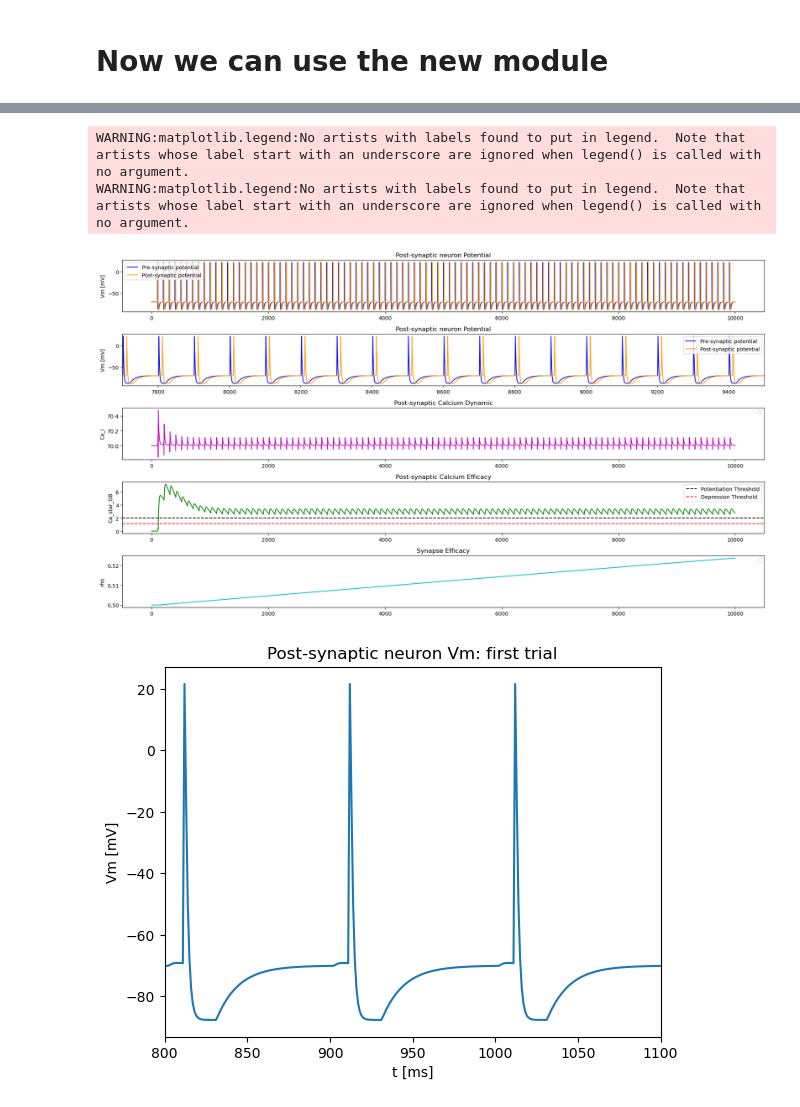
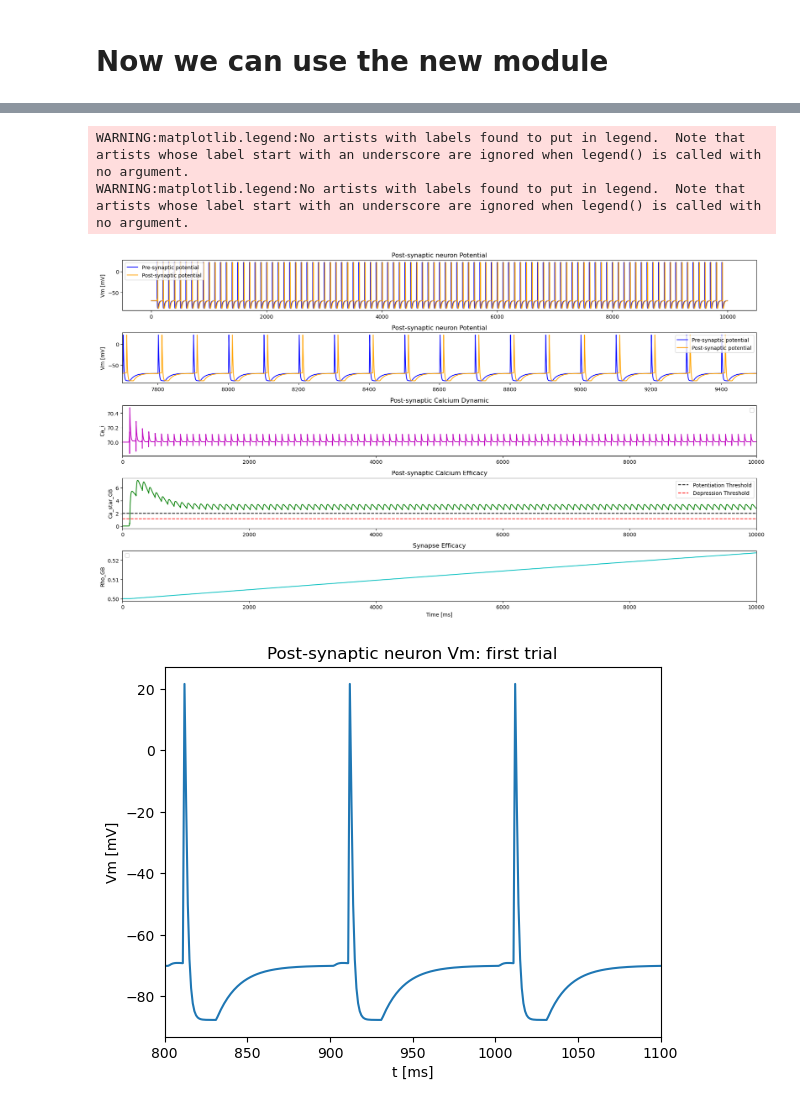
Before and after one commit to cristinalakasz/Calcium-Plasticity, a Jupyter notebook: Test_NESTML_giusto.ipynb, the cells around one changed output, grey strips where cells are left out. Drawn from its saved outputs; the diff is of its cells as text; code cells hidden in the pictures.

```diff
--- a/Test_NESTML_giusto.ipynb
+++ b/Test_NESTML_giusto.ipynb
@@ -260,40 +260,39 @@ ax[0].legend()
 ax[1].plot(vm_pre.events["times"], vm_pre.events["V_m"], color = "b", label = "Pre-synaptic potential")
 ax[1].plot(vm_post.events["times"], vm_post.events["V_m"], color = "orange",  label = "Post-synaptic potential")
 ax[1].set_title("Post-synaptic neuron Potential")
 ax[1].set_ylabel("Vm [mV]")
 ax[1].set_xlim([7700,9500])
 ax[1].legend()
 
 ax[2].plot(vm_post.events["times"], mm_post.events["Ca_i"], color='m')
 ax[2].set_title("Post-synaptic Calcium Dynamic")
 ax[2].set_ylabel("Ca_i")
+ax[2].set_xlim([0,10000])
 ax[2].legend()
 
 theta_d=1.15
 theta_p=2.00
 ax[3].plot(vm_post.events["times"], mm_post.events["Ca_star_GB"], color='green')
 ax[3].set_ylabel("Ca_star_GB")
 ax[3].set_title("Post-synaptic Calcium Efficacy")
 ax[3].axhline(theta_p, color='black', linestyle='--', label="Potentiation Threshold")
 ax[3].axhline(theta_d, color='red', linestyle='--', label="Depression Threshold")
+ax[3].set_xlim([0,10000])
 ax[3].legend()
 
 ax[4].plot(vm_post.events["times"], mm_post.events["rho_GB"], color='c')
 ax[4].set_title("Synapse Efficacy")
-ax[4].set_ylabel("rho")
+ax[4].set_ylabel("Rho_GB")
+ax[4].set_xlabel("Time [ms]")
+ax[4].set_xlim([0,10000])
 ax[4].legend()
-
-'''ax[5].plot(wr.events["times"], wr.events["weights"], color = 'r')
-ax[5].set_title("STDP")
-ax[5].set_ylabel("Weight [nS]")
-ax[5].set_xlabel("Time [ms]")'''
 
 
 fig.tight_layout()
 # %% [output]
 WARNING:matplotlib.legend:No artists with labels found to put in legend.  Note that artists whose label start with an underscore are ignored when legend() is called with no argument.
 WARNING:matplotlib.legend:No artists with labels found to put in legend.  Note that artists whose label start with an underscore are ignored when legend() is called with no argument.
-[figure, old version]
+[figure, new version]
 # %%
 plt.figure()
 plt.plot(vm_post.events["times"], vm_post.events["V_m"])
```
Also changed, not shown: parts of 2 cells of this notebook.
